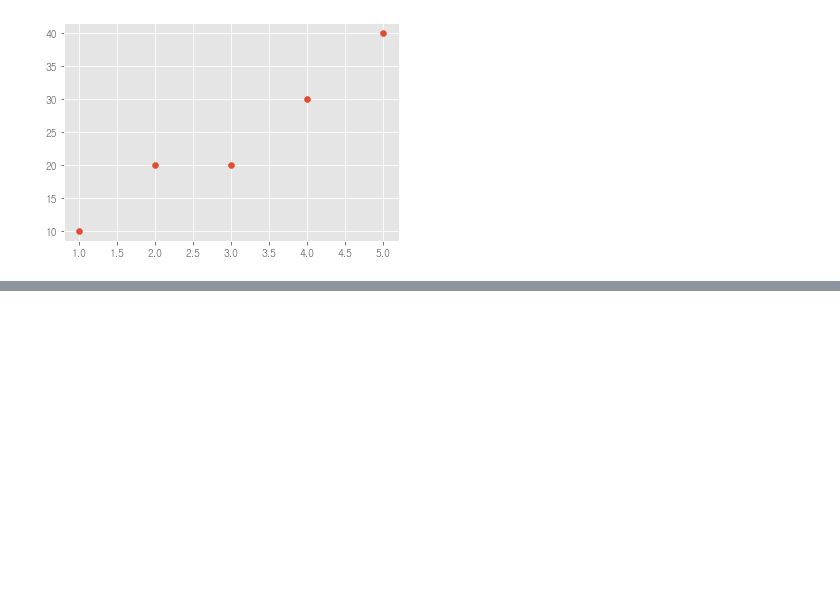
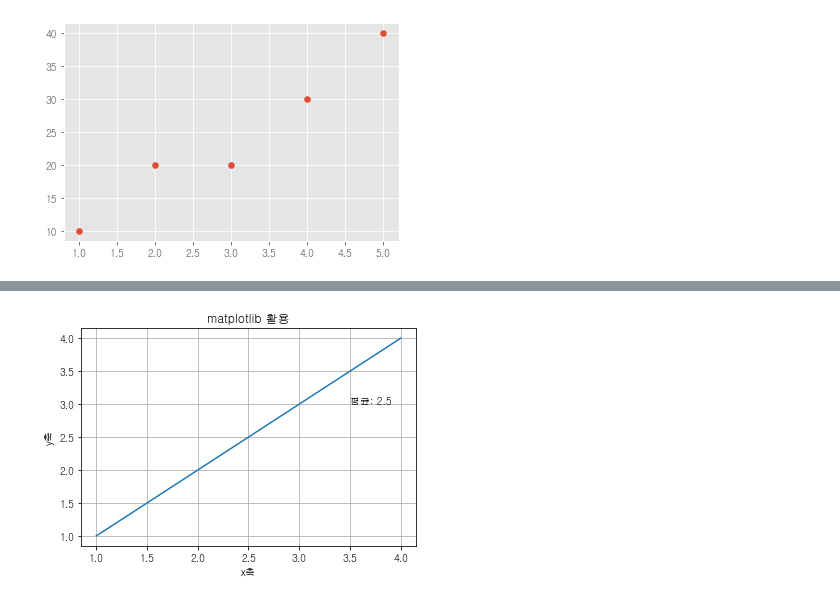
Before and after one commit to hoochh/python_lecture, a Jupyter notebook: v_ch1_matplotlib.ipynb, the cells around one changed output, grey strips where cells are left out. Drawn from its saved outputs; the diff is of its cells as text; code cells hidden in the pictures; blank space fills up the shorter version.

```diff
--- a/v_ch1_matplotlib.ipynb
+++ b/v_ch1_matplotlib.ipynb
@@ -224,0 +292,11 @@ plt.scatter(df["x"],df["y"])
+# %%
+plt.plot([1,2,3,4],[1,2,3,4])
+plt.xlabel('x축')
+plt.ylabel('y축')
+plt.title('matplotlib 활용') # 그래프 제목
+plt.text(3.5,3.0,'평균: 2.5') # 그래프의 지정위치에 문자열 표시
+plt.grid(True) # 인덱스마다 격자를 나타냄
+plt.show()
+#pyplot 을 사용하여 원하는 형태의 그래프 작성 가능
+# %% [output]
+[figure, added]
```
Also changed, not shown: parts of 5 cells of this notebook, 6 other files.
